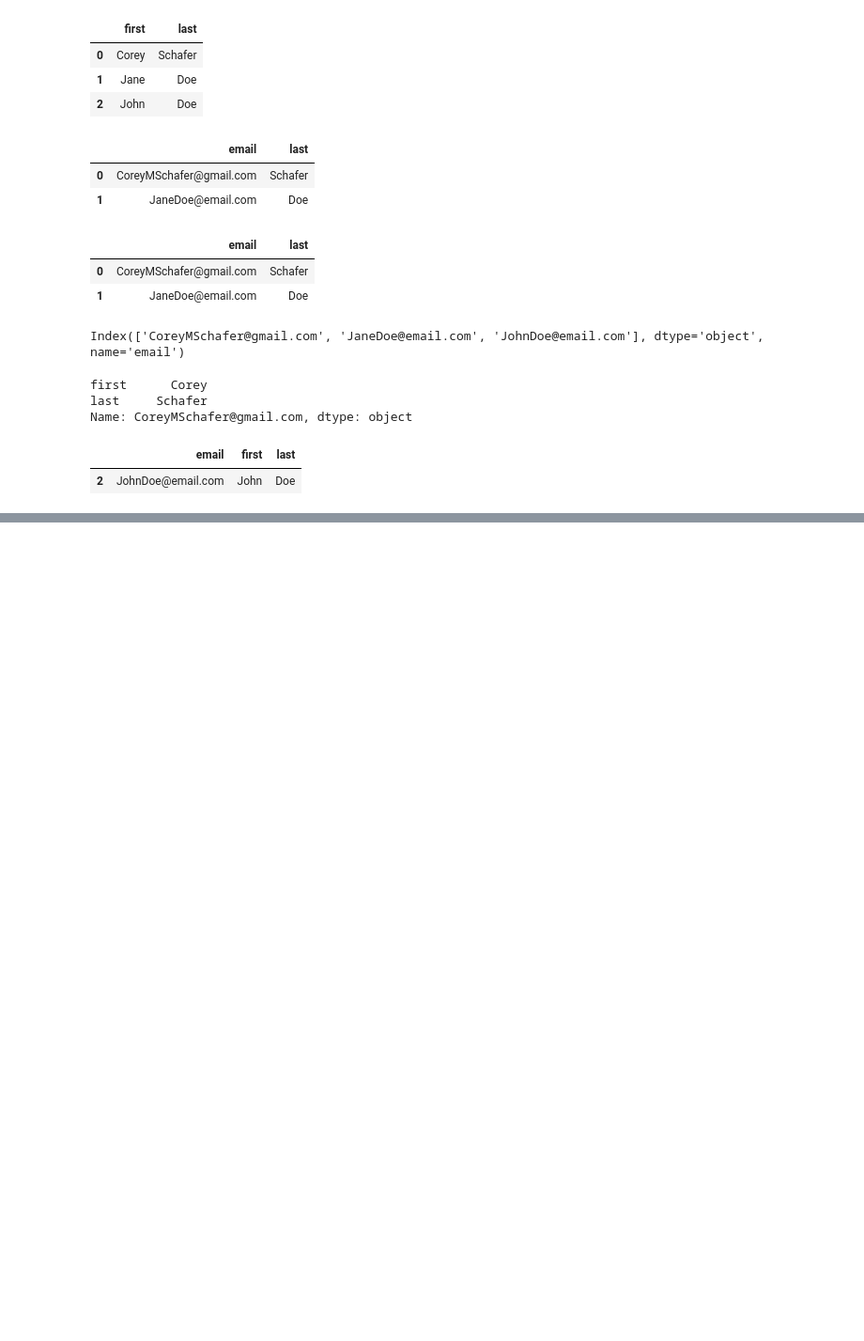
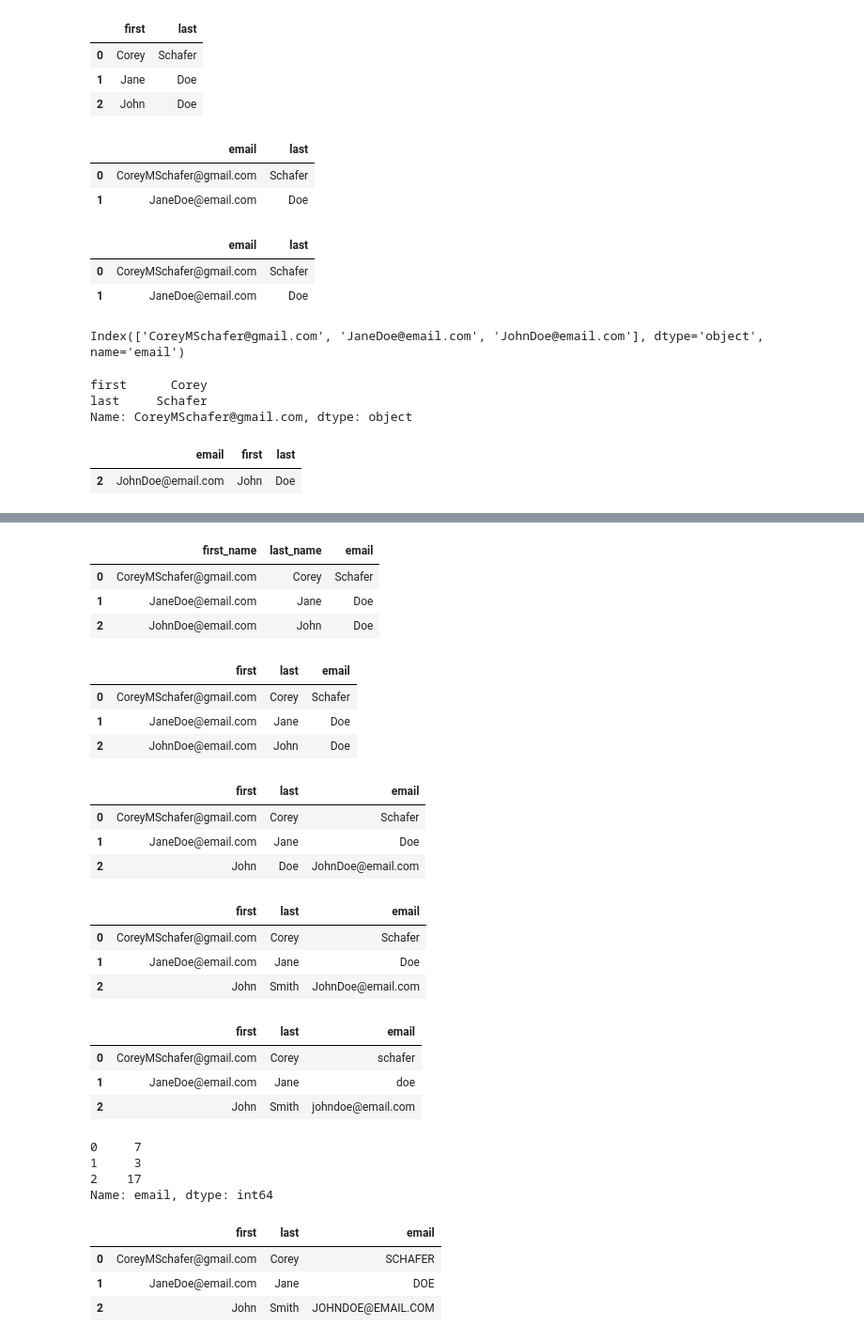
Before and after one commit to Artificerio/mldt, a Jupyter notebook: beginner_pandas/1.ipynb, the cells around one changed output, grey strips where cells are left out. Shown at 94% size. Cells and saved outputs as stored; diff of their text form; code cells hidden in the pictures; blank space fills up the shorter version.

Commit message:
Updating rows and columns

```diff
--- a/beginner_pandas/1.ipynb
+++ b/beginner_pandas/1.ipynb
@@ -79,0 +81,14 @@ df.loc[filt, 'email'] # 1st rows that we want, 2nd columns that we want
+# %%
+# PART 5 Updating rows and columns - modifying data withing the data frame
+
+# replace columns in order
+df.columns = ['first_name', 'last_name', 'email']
+# %%
+# use list comprehensions
+df.columns = [x.lower() for x in df.columns]
+df
+# %% [output]
+|  | first_name | last_name | email |
+| 0 | CoreyMSchafer@gmail.com | Corey | Schafer |
+| 1 | JaneDoe@email.com | Jane | Doe |
+| 2 | JohnDoe@email.com | John | Doe |
@@ -79,0 +99,9 @@ df.loc[filt, 'email'] # 1st rows that we want, 2nd columns that we want
+# %%
+# rename columns
+df.rename(columns={'first_name' : 'first', 'last_name' : 'last'}, inplace=True)
+df
+# %% [output]
+|  | first | last | email |
+| 0 | CoreyMSchafer@gmail.com | Corey | Schafer |
+| 1 | JaneDoe@email.com | Jane | Doe |
+| 2 | JohnDoe@email.com | John | Doe |
@@ -79,0 +110,54 @@ df.loc[filt, 'email'] # 1st rows that we want, 2nd columns that we want
+# %%
+# change only particular values if we do not want to modify all of them
+df.loc[2, ['last', 'email']] = ['Doe', 'JohnDoe@email.com'] # we can change as list or string for the 2nd param
+df
+# %% [output]
+|  | first | last | email |
+| 0 | CoreyMSchafer@gmail.com | Corey | Schafer |
+| 1 | JaneDoe@email.com | Jane | Doe |
+| 2 | John | Doe | JohnDoe@email.com |
+# %%
+# we can not assign it like this because the copy is returned
+# filt = (df['email'] == 'JohnDoe@email.com')
+# df[filt]['last'] = 'Smith'
+
+# instead we should use loc or iloc
+filt = (df['email'] == 'JohnDoe@email.com')
+df.loc[filt, 'last'] = 'Smith'
+df
+# %% [output]
+|  | first | last | email |
+| 0 | CoreyMSchafer@gmail.com | Corey | Schafer |
+| 1 | JaneDoe@email.com | Jane | Doe |
+| 2 | John | Smith | JohnDoe@email.com |
+# %%
+df['email'] = df['email'].str.lower()
+df
+# %% [output]
+|  | first | last | email |
+| 0 | CoreyMSchafer@gmail.com | Corey | schafer |
+| 1 | JaneDoe@email.com | Jane | doe |
+| 2 | John | Smith | johndoe@email.com |
+# %%
+df['email'].apply(len)
+# %% [output]
+0     7
+1     3
+2    17
+Name: email, dtype: int64
+# %%
+def update_email(email):
+    return email.upper()
+
+df['email'].apply(str.lower)
+df['email'].apply(str.upper)
+
+# or pass custom functions ...
+# to actually modify values, we can just assign them
+df['email'] = df['email'].apply(update_email)
+df
+# %% [output]
+|  | first | last | email |
+| 0 | CoreyMSchafer@gmail.com | Corey | SCHAFER |
+| 1 | JaneDoe@email.com | Jane | DOE |
+| 2 | John | Smith | JOHNDOE@EMAIL.COM |
```
Also changed, not shown: parts of 8 cells of this notebook, 2 other files.
